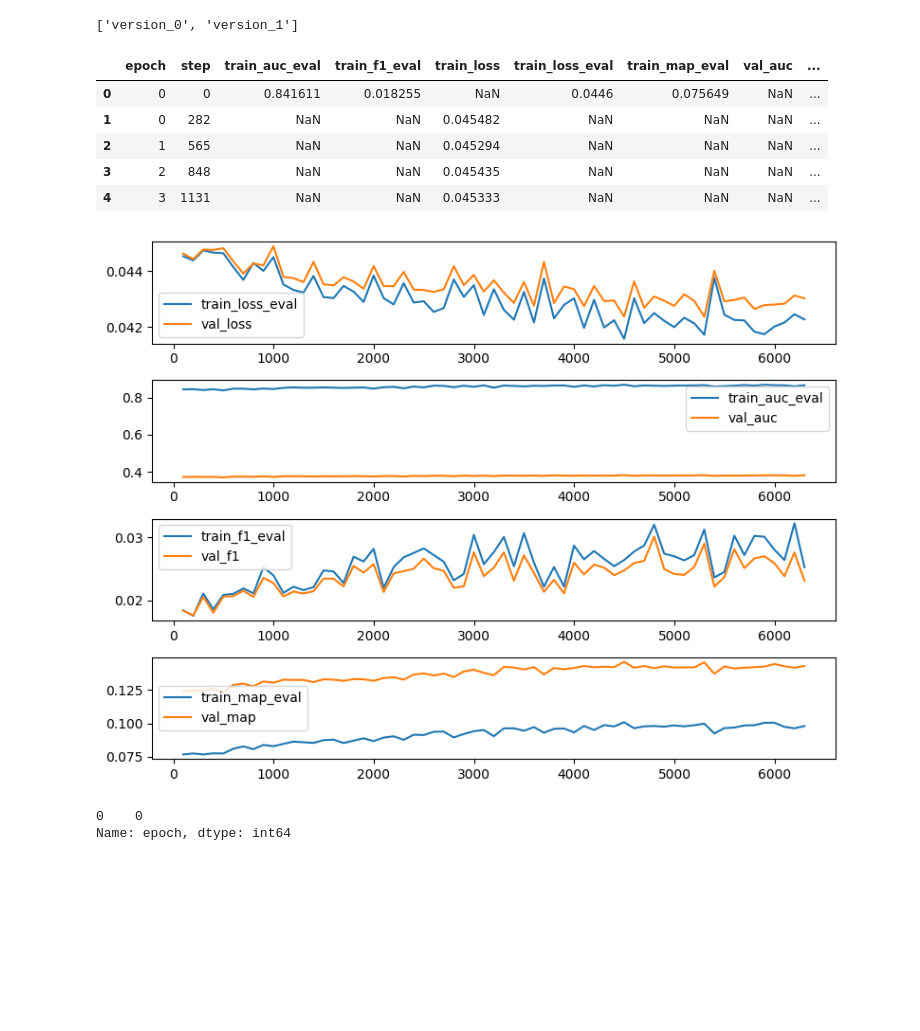
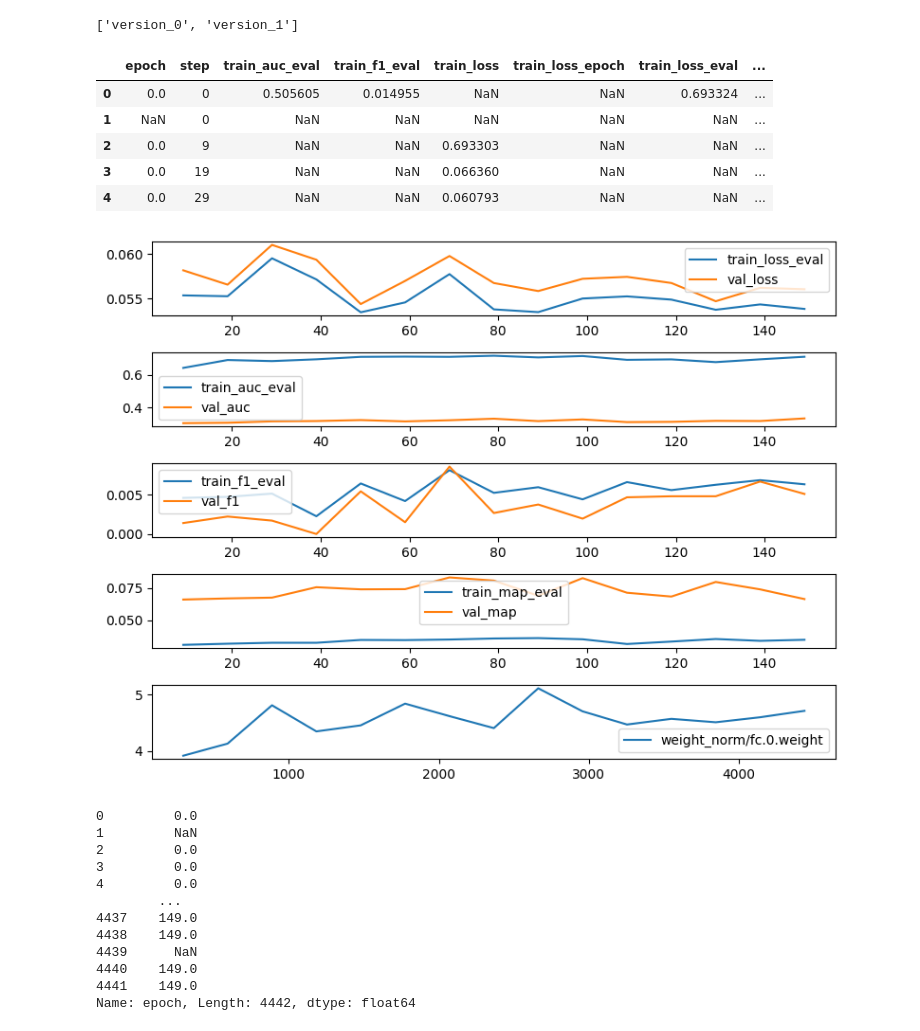
Before and after one commit to JoseFRuiz/audio-classification, a Jupyter notebook: performance.ipynb, the cells around one changed output. Saved outputs shown, nothing was run; the diff lists cells and outputs as text; code cells hidden in the pictures; blank space fills up the shorter version.

```diff
--- a/performance.ipynb
+++ b/performance.ipynb
@@ -7,24 +7,24 @@ import os
 import pandas as pd
 import matplotlib.pyplot as plt
 # %%
-exp_name = "gru_008"
+exp_name = "gru_010"
 print(os.listdir(os.path.join(exp_name,"metrics")))
 # %% [output]
 ['version_0', 'version_1']
 # %%
-pathfile = os.path.join(exp_name,"metrics","version_0","metrics.csv")
+pathfile = os.path.join(exp_name,"metrics","version_1","metrics.csv")
 df = pd.read_csv(pathfile)
 df.head(5)
 # %% [output]
-|  | epoch | step | train_auc_eval | train_f1_eval | train_loss | train_loss_eval | train_map_eval | val_auc | ... |
-| 0 | 0 | 0 | 0.841611 | 0.018255 | NaN | 0.0446 | 0.075649 | NaN | ... |
-| 1 | 0 | 282 | NaN | NaN | 0.045482 | NaN | NaN | NaN | ... |
-| 2 | 1 | 565 | NaN | NaN | 0.045294 | NaN | NaN | NaN | ... |
-| 3 | 2 | 848 | NaN | NaN | 0.045435 | NaN | NaN | NaN | ... |
-| 4 | 3 | 1131 | NaN | NaN | 0.045333 | NaN | NaN | NaN | ... |
+|  | epoch | step | train_auc_eval | train_f1_eval | train_loss | train_loss_epoch | train_loss_eval | ... |
+| 0 | 0.0 | 0 | 0.505605 | 0.014955 | NaN | NaN | 0.693324 | ... |
+| 1 | NaN | 0 | NaN | NaN | NaN | NaN | NaN | ... |
+| 2 | 0.0 | 9 | NaN | NaN | 0.693303 | NaN | NaN | ... |
+| 3 | 0.0 | 19 | NaN | NaN | 0.066360 | NaN | NaN | ... |
+| 4 | 0.0 | 29 | NaN | NaN | 0.060793 | NaN | NaN | ... |
 # %%
 plt.figure(figsize=(8, 6))
-plt.subplot(411)
+plt.subplot(511)
 x, y = df["epoch"], df["train_loss_eval"]
 x = x[y.notna()]
 y = y[y.notna()]
@@ -35,7 +35,7 @@ y = y[y.notna()]
 plt.plot(x, y, label="val_loss")
 plt.legend()
 
-plt.subplot(412)
+plt.subplot(512)
 # plt.plot(df["epoch"], df["val_auc"], label="val_auc")
 x, y = df["epoch"], df["train_auc_eval"]
 x = x[y.notna()]
@@ -44,34 +44,41 @@ plt.plot(x[1:], y[1:], label="train_auc_eval")
 x, y = df["epoch"], df["val_auc"]
 x = x[y.notna()]
 y = y[y.notna()]
 plt.plot(x, y, label="val_auc")
 plt.legend()
 
-plt.subplot(413)
+plt.subplot(513)
 # plt.plot(df["epoch"], df["val_f1"], label="val_f1")
 x, y = df["epoch"], df["train_f1_eval"]
 x = x[y.notna()]
 y = y[y.notna()]
 plt.plot(x[1:], y[1:], label="train_f1_eval")
 x, y = df["epoch"], df["val_f1"]
 x = x[y.notna()]
 y = y[y.notna()]
 plt.plot(x, y, label="val_f1")
 plt.legend()
 
-plt.subplot(414)
+plt.subplot(514)
 # plt.plot(df["epoch"], df["val_map"], label="val_map")
 x, y = df["epoch"], df["train_map_eval"]
 x = x[y.notna()]
 y = y[y.notna()]
 plt.plot(x[1:], y[1:], label="train_map_eval")
 x, y = df["epoch"], df["val_map"]
 x = x[y.notna()]
 y = y[y.notna()]
 plt.plot(x, y, label="val_map")
 plt.legend()
 
+plt.subplot(515)
+x, y = df["epoch"], df["weight_norm/fc.0.weight"]
+x = x[y.notna()]
+y = y[y.notna()]
+plt.plot(y[1:], label="weight_norm/fc.0.weight")
+plt.legend()
+
 plt.tight_layout()
 # %% [output]
-[figure, old version]
+[figure, new version]
 # %%
@@ -79,10 +86,20 @@ x, y = df["epoch"], df["train_loss_eval"]
 x = x[y.notna()]
 y = y[y.notna()]
-# %%
-x
-# %% [output]
-0    0
-Name: epoch, dtype: int64
+# %%
+df["epoch"]
+# %% [output]
+0         0.0
+1         NaN
+2         0.0
+3         0.0
+4         0.0
+        ...
+4437    149.0
+4438    149.0
+4439      NaN
+4440    149.0
+4441    149.0
+Name: epoch, Length: 4442, dtype: float64
 # %%
 # TO DO: visualize gradients to explore vanishing gradient issues
 # Teacher forcing - autoregressive training
```
Also changed, not shown: parts of 1 cell of this notebook, 1 other file.
